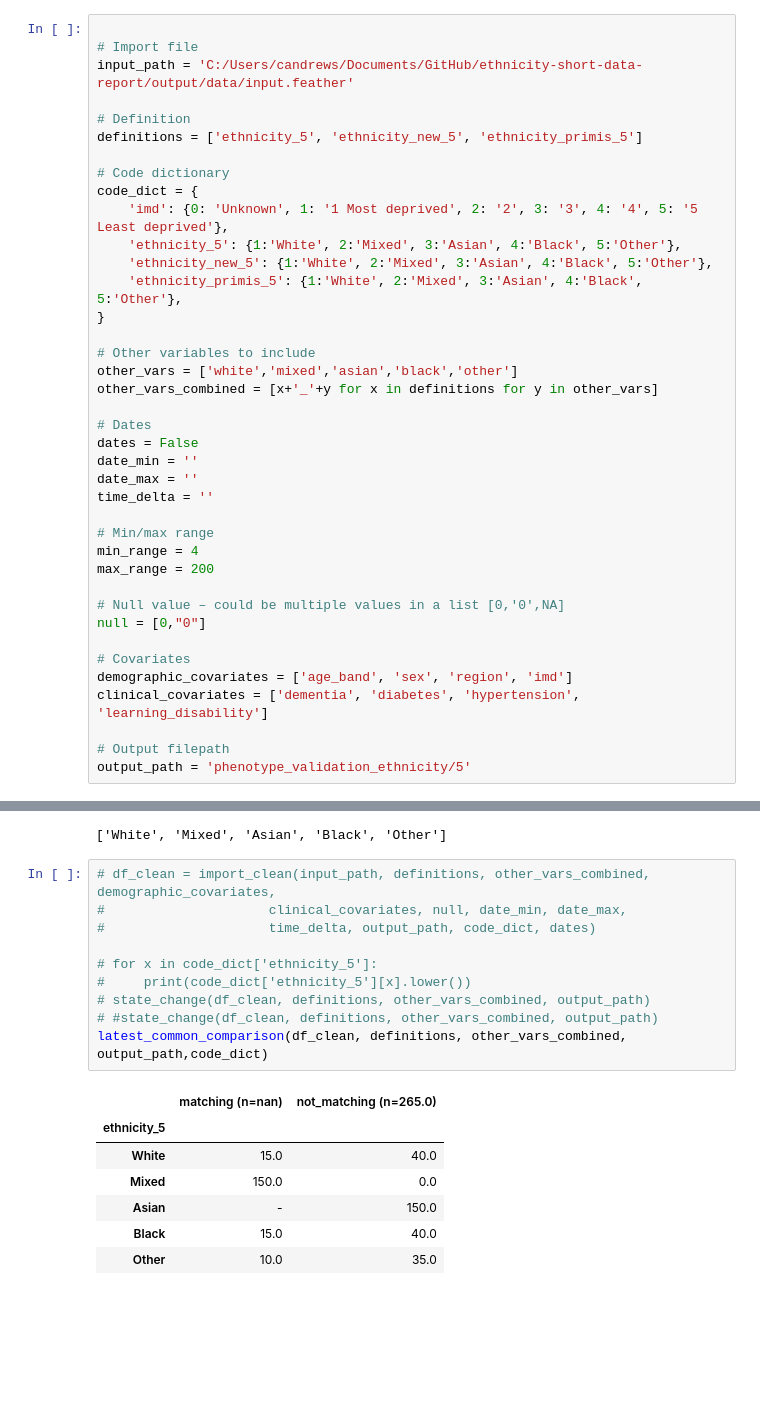
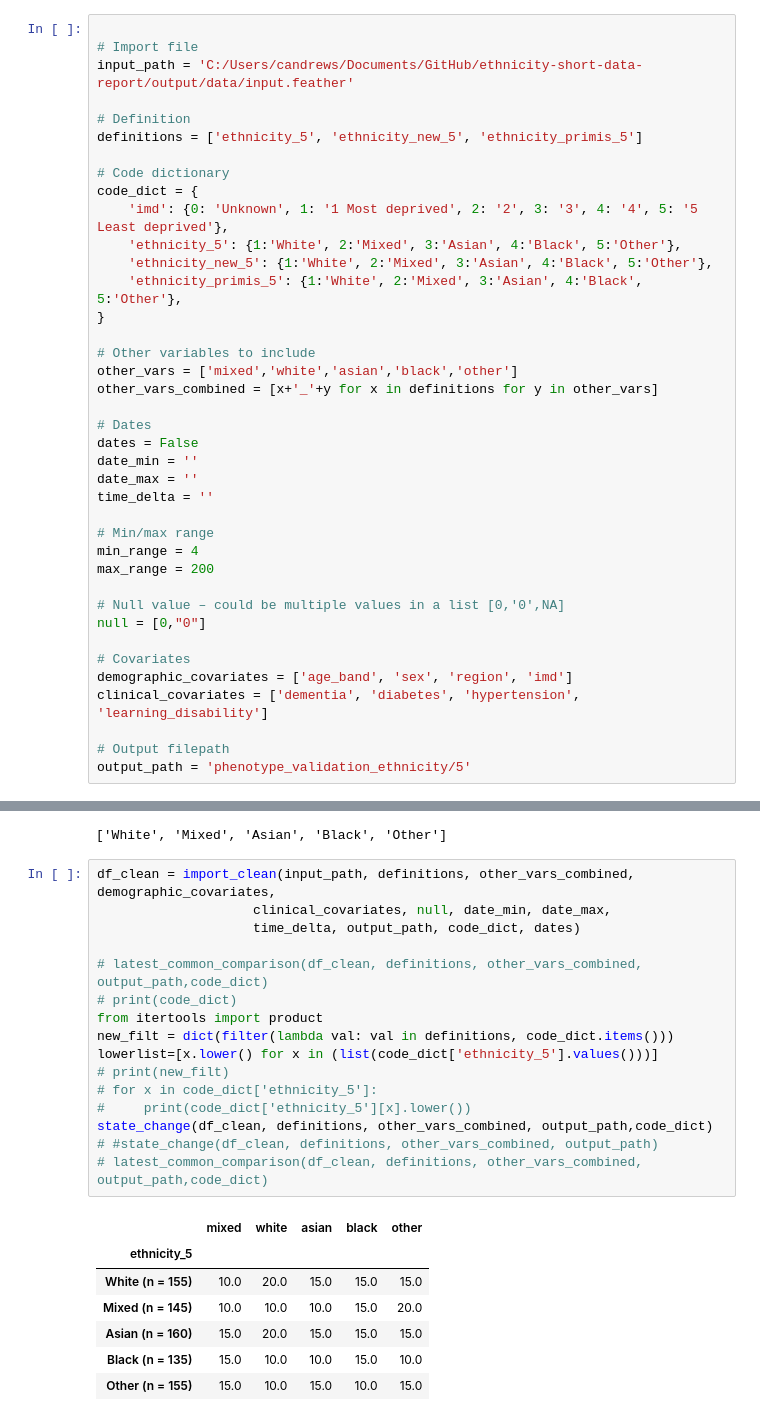
Before and after one commit to opensafely/ethnicity-short-data-report, a Jupyter notebook: notebooks_jupyter/test.ipynb, the cells around one changed output, grey strips where cells are left out. Saved outputs shown, nothing was run; the diff lists cells and outputs as text; blank space fills up the shorter version.

```diff
--- a/notebooks_jupyter/test.ipynb
+++ b/notebooks_jupyter/test.ipynb
@@ -15,7 +15,7 @@ code_dict = {
 }
 
 # Other variables to include
-other_vars = ['white','mixed','asian','black','other']
+other_vars = ['mixed','white','asian','black','other']
 other_vars_combined = [x+'_'+y for x in definitions for y in other_vars]
 
 # Dates
@@ -678,20 +661,26 @@ display(list(code_dict['ethnicity_5'].values()))
 # %% [output]
 ['White', 'Mixed', 'Asian', 'Black', 'Other']
 # %%
-# df_clean = import_clean(input_path, definitions, other_vars_combined, demographic_covariates,
-#                     clinical_covariates, null, date_min, date_max,
-#                     time_delta, output_path, code_dict, dates)
+df_clean = import_clean(input_path, definitions, other_vars_combined, demographic_covariates,
+                    clinical_covariates, null, date_min, date_max,
+                    time_delta, output_path, code_dict, dates)
 
+# latest_common_comparison(df_clean, definitions, other_vars_combined, output_path,code_dict)
+# print(code_dict)
+from itertools import product
+new_filt = dict(filter(lambda val: val in definitions, code_dict.items()))
+lowerlist=[x.lower() for x in (list(code_dict['ethnicity_5'].values()))]
+# print(new_filt)
 # for x in code_dict['ethnicity_5']:
 #     print(code_dict['ethnicity_5'][x].lower())
-# state_change(df_clean, definitions, other_vars_combined, output_path)
+state_change(df_clean, definitions, other_vars_combined, output_path,code_dict)
 # #state_change(df_clean, definitions, other_vars_combined, output_path)
-latest_common_comparison(df_clean, definitions, other_vars_combined, output_path,code_dict)
+# latest_common_comparison(df_clean, definitions, other_vars_combined, output_path,code_dict)
 # %% [output]
-|  | matching (n=nan) | not_matching (n=265.0) |
-| ethnicity_5 |  |  |
-| White | 15.0 | 40.0 |
-| Mixed | 150.0 | 0.0 |
-| Asian | - | 150.0 |
-| Black | 15.0 | 40.0 |
-| Other | 10.0 | 35.0 |
+|  | mixed | white | asian | black | other |
+| ethnicity_5 |  |  |  |  |  |
+| White (n = 155) | 10.0 | 20.0 | 15.0 | 15.0 | 15.0 |
+| Mixed (n = 145) | 10.0 | 10.0 | 10.0 | 15.0 | 20.0 |
+| Asian (n = 160) | 15.0 | 20.0 | 15.0 | 15.0 | 15.0 |
+| Black (n = 135) | 15.0 | 10.0 | 10.0 | 15.0 | 10.0 |
+| Other (n = 155) | 15.0 | 10.0 | 15.0 | 10.0 | 15.0 |
```
Also changed, not shown: parts of 2 cells of this notebook, 1 other file.
